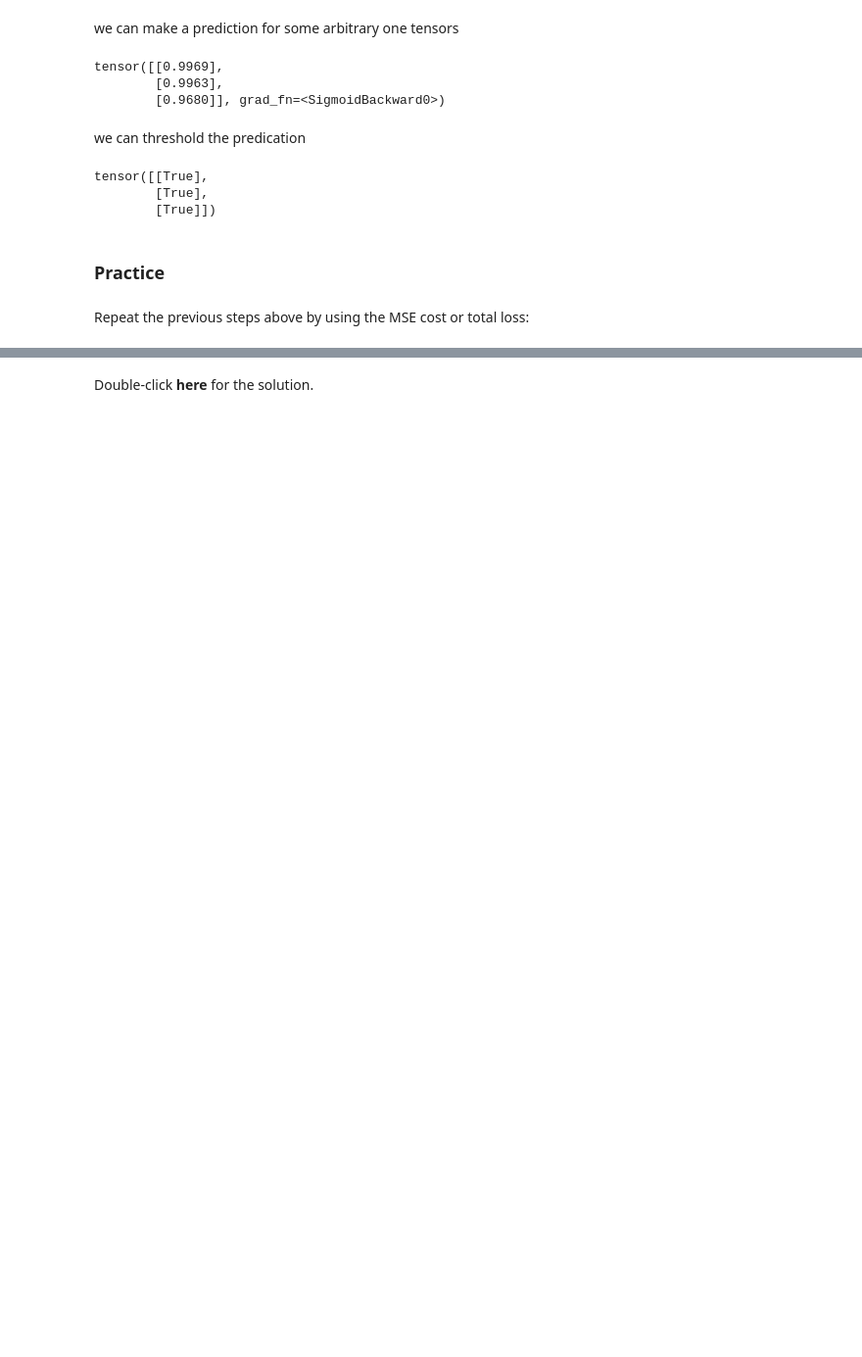
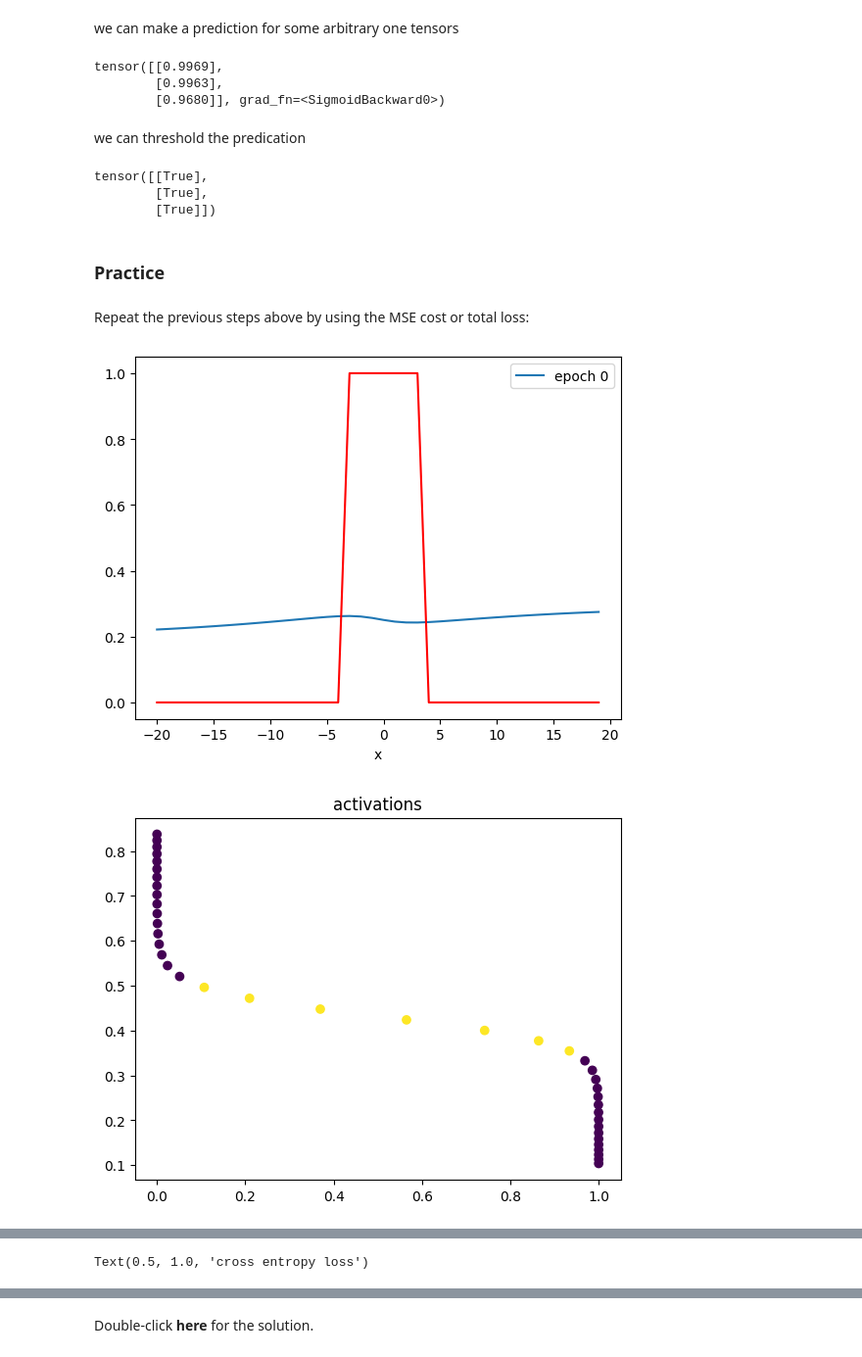
Before and after one commit to kwende/pytorch_experiments, a Jupyter notebook: coursera/7.1_simple1hiddenlayer.ipynb, the cells around one changed output, grey strips where cells are left out. Shown at 98% size. Drawn from its saved outputs; the diff is of its cells as text; code cells hidden in the pictures; blank space fills up the shorter version.

```diff
--- a/coursera/7.1_simple1hiddenlayer.ipynb
+++ b/coursera/7.1_simple1hiddenlayer.ipynb
@@ -196,29 +196,32 @@ Repeat the previous steps above by using the MSE cost or total loss:
 # %%
 # Practice: Train the model with MSE Loss Function
 
 # Type your code here
 
 # Train the model
 
 def criterion_mse(outputs, labels):
-    out = torch.mean(labels * torch.log(outputs) + (1 - labels) * torch.log(1 - outputs))
+    out = torch.mean((labels - outputs)**2)
     return out
 
 # size of input
 D_in = 1
 # size of hidden layer
 H = 2
 # number of outputs
 D_out = 1
 # learning rate
 learning_rate = 0.1
 # create the model
 model = Net(D_in, H, D_out)
 #optimizer
 optimizer = torch.optim.SGD(model.parameters(), lr=learning_rate)
 #train the model usein
-cost_cross = train(Y, X, model, optimizer, criterion_cross, epochs=1000)
+cost_cross = train(Y, X, model, optimizer, criterion_mse, epochs=1000)
 #plot the loss
 plt.plot(cost_cross)
 plt.xlabel('epoch')
 plt.title('cross entropy loss')
+# %% [output]
+[figure, added]
+[figure, added]
@@ -224,0 +234 @@ plt.title('cross entropy loss')
+Text(0.5, 1.0, 'cross entropy loss')
```
Also changed, not shown: parts of 1 cell of this notebook, 1 other file.
